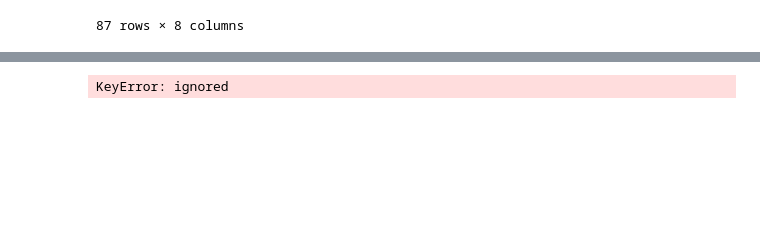
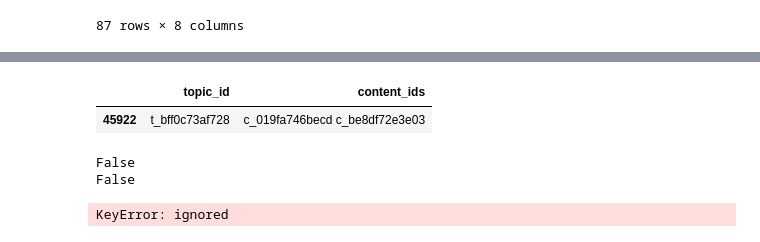
Before and after one commit to amarsinghen/Learning_Equality_Curriculum_Recommendations, a Jupyter notebook: Learning_Equality_Curriculum_Recommendations.ipynb, the cells around one changed output, grey strips where cells are left out. Cells and saved outputs as stored; diff of their text form; code cells hidden in the pictures; blank space fills up the shorter version.

```diff
--- a/Learning_Equality_Curriculum_Recommendations.ipynb
+++ b/Learning_Equality_Curriculum_Recommendations.ipynb
@@ -200,3 +203,14 @@ content_df
+# %%
+correlations_df.loc[correlations_df['topic_id'].isin(['t_039cecc12bb8','t_5a5b745edd47','t_bff0c73af728'])]
+# %% [output]
+|  | topic_id | content_ids |
+| 45922 | t_bff0c73af728 | c_019fa746becd c_be8df72e3e03 |
+# %%
+print('c_019fa746becd ' in example_data_point)
+print('c_be8df72e3e03 ' in example_data_point)
+# %% [output]
+False
+False
 # %%
 result = pd.merge(content_df, topics_df, how="left", on=["key1", "key2"])
 # %% [output]
```
Also changed, not shown: parts of 2 cells of this notebook.
